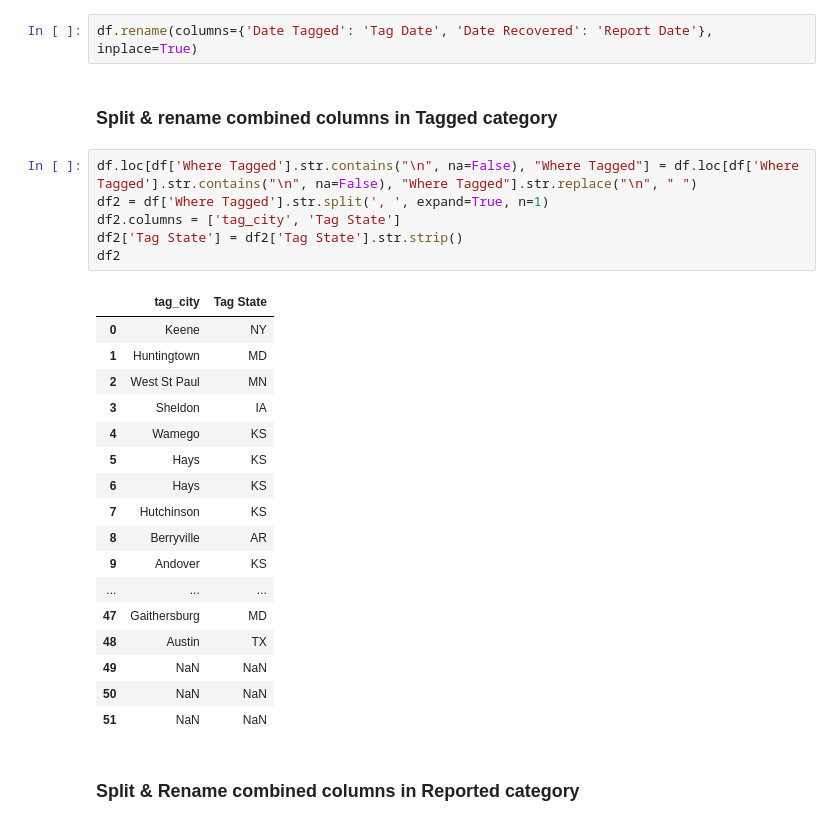
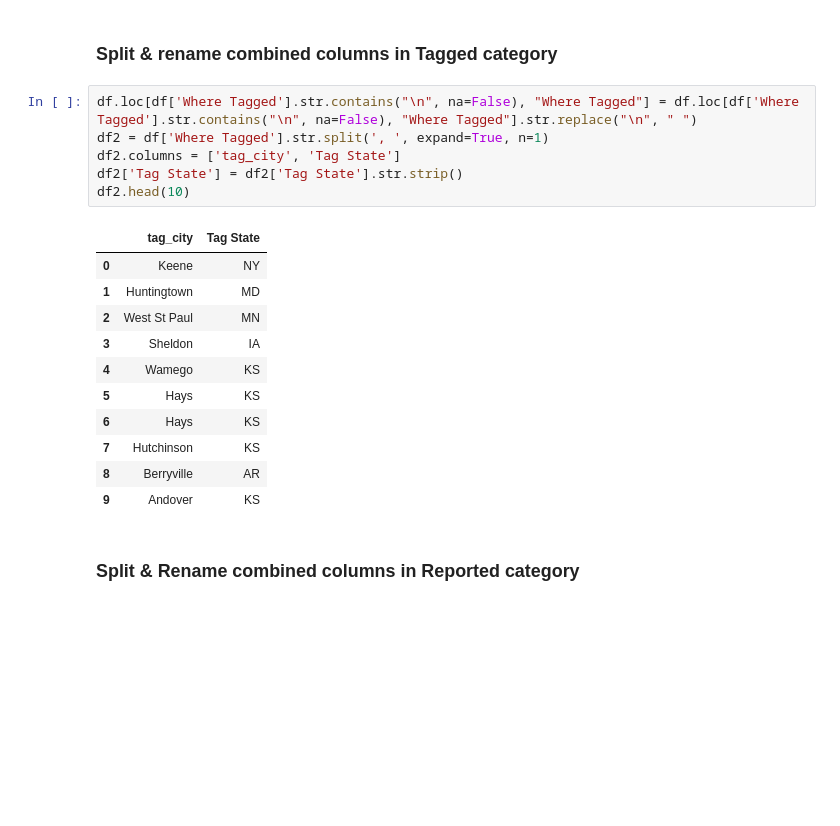
Before and after one commit to ArinkB/Monarchs, a Jupyter notebook: Data/Monarchs_1995_cleanup.ipynb, the cells around one changed output. Drawn from its saved outputs; the diff is of its cells as text; blank space fills up the shorter version.

```diff
--- a/Data/Monarchs_1995_cleanup.ipynb
+++ b/Data/Monarchs_1995_cleanup.ipynb
@@ -66,31 +58,23 @@ df
-# %%
-df.rename(columns={'Date Tagged': 'Tag Date', 'Date Recovered': 'Report Date'}, inplace=True)
 # %% [markdown]
 ### Split & rename combined columns in Tagged category
 # %%
 df.loc[df['Where Tagged'].str.contains("\n", na=False), "Where Tagged"] = df.loc[df['Where Tagged'].str.contains("\n", na=False), "Where Tagged"].str.replace("\n", " ")
 df2 = df['Where Tagged'].str.split(', ', expand=True, n=1)
 df2.columns = ['tag_city', 'Tag State']
 df2['Tag State'] = df2['Tag State'].str.strip()
-df2
+df2.head(10)
 # %% [output]
 |  | tag_city | Tag State |
 | 0 | Keene | NY |
 | 1 | Huntingtown | MD |
 | 2 | West St Paul | MN |
 | 3 | Sheldon | IA |
 | 4 | Wamego | KS |
 | 5 | Hays | KS |
 | 6 | Hays | KS |
 | 7 | Hutchinson | KS |
 | 8 | Berryville | AR |
 | 9 | Andover | KS |
-| ... | ... | ... |
-| 47 | Gaithersburg | MD |
-| 48 | Austin | TX |
-| 49 | NaN | NaN |
-| 50 | NaN | NaN |
-| 51 | NaN | NaN |
 # %% [markdown]
 ### Split & Rename combined columns in Reported category
 # %%
```
Also changed, not shown: parts of 10 cells of this notebook, 3 other files.
